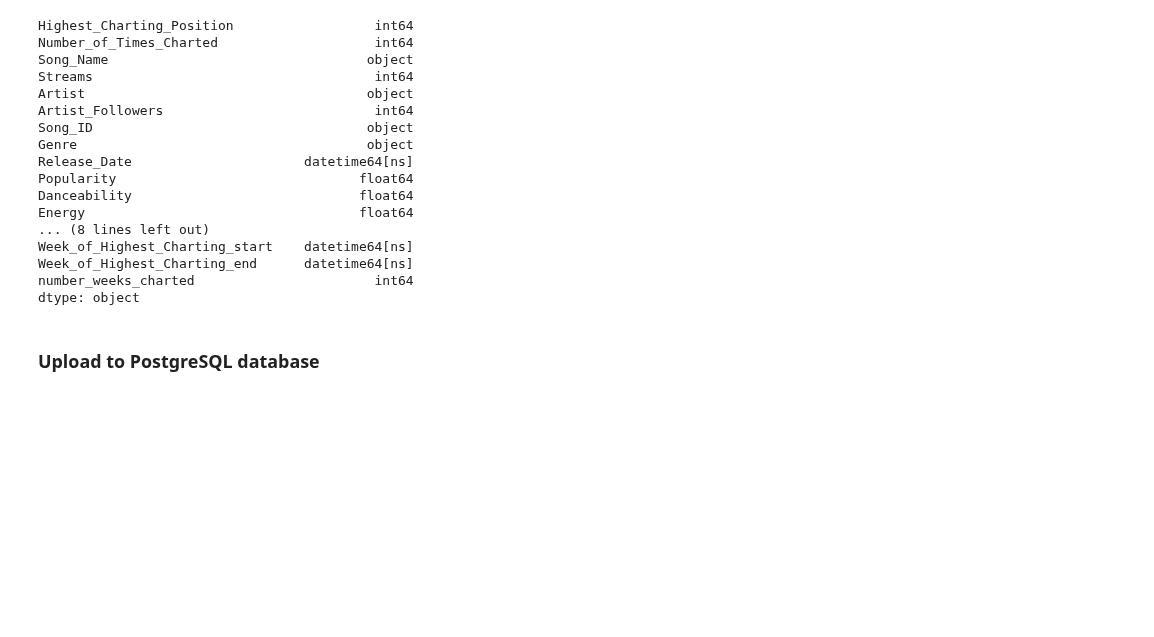
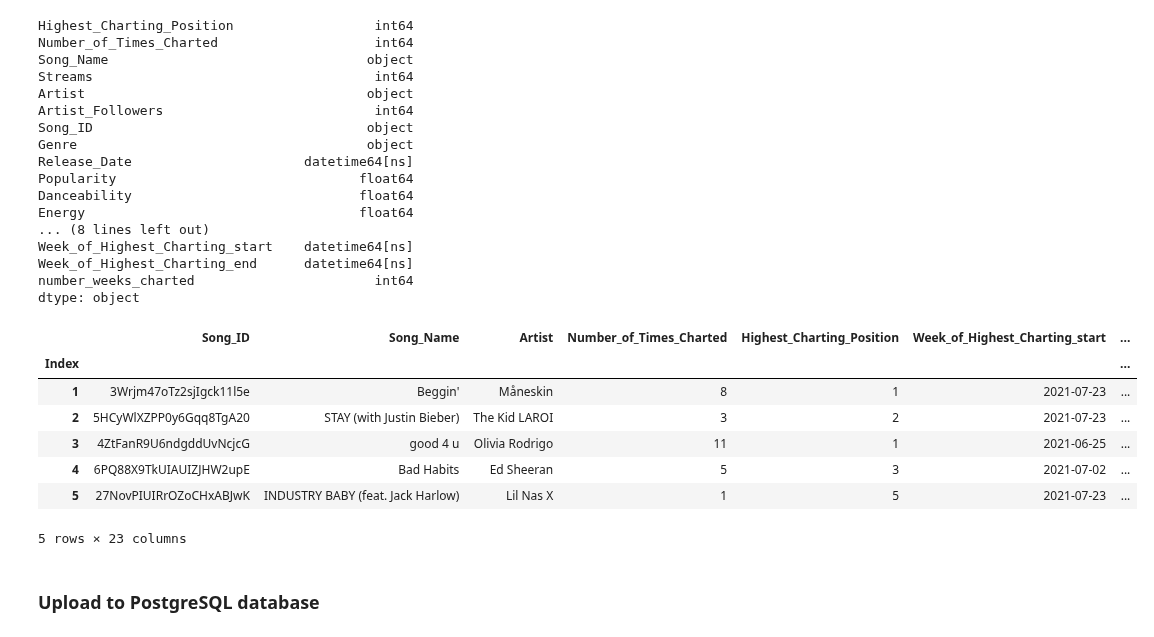
Before and after one commit to aseo67/Top_Songs_Analysis, a Jupyter notebook: TopSongsAnalysis_DataLoading.ipynb, the cells around one changed output. Saved outputs shown, nothing was run; the diff lists cells and outputs as text; code cells hidden in the pictures; blank space fills up the shorter version.

```diff
--- a/TopSongsAnalysis_DataLoading.ipynb
+++ b/TopSongsAnalysis_DataLoading.ipynb
@@ -261,7 +261,3 @@ weeks_charted_df
 | 1555 | 2019-12-27--2020-01-03 | None | None | None | None | None | None | None | None | None | ... | ... |
 | 1556 | 2019-12-27--2020-01-03 | None | None | None | None | None | None | None | None | None | ... | ... |
 1545 rows × 143 columns
-# %%
-# Add 'Song_ID' to weeks_charted_df
-weeks_charted_df['Song_ID'] = song_df['Song_ID']
-weeks_charted_df.head()
@@ -309,6 +296,44 @@ Week_of_Highest_Charting_start    datetime64[ns]
 Week_of_Highest_Charting_end      datetime64[ns]
 number_weeks_charted                       int64
 dtype: object
+# %%
+# Reorder song_df columns
+song_df = song_df[[
+    'Song_ID',
+    'Song_Name',
+    'Artist',
+    'Number_of_Times_Charted',
+    'Highest_Charting_Position',
+    'Week_of_Highest_Charting_start',
+    'Week_of_Highest_Charting_end',
+    'number_weeks_charted',
+    'Streams',
+    'Artist_Followers',
+    'Genre',
+    'Release_Date',
+    'Popularity',
+    'Acousticness',
+    'Danceability',
+    'Energy',
+    'Liveness',
+    'Loudness',
+    'Speechiness',
+    'Valence',
+    'Duration_(ms)',
+    'Tempo',
+    'Chord'
+]]
+song_df = song_df.rename(columns={'Duration_(ms)':'Duration_ms'})
+song_df.head()
+# %% [output]
+|  | Song_ID | Song_Name | Artist | Number_of_Times_Charted | Highest_Charting_Position | Week_of_Highest_Charting_start | ... |
+| Index |  |  |  |  |  |  | ... |
+| 1 | 3Wrjm47oTz2sjIgck11l5e | Beggin' | Måneskin | 8 | 1 | 2021-07-23 | ... |
+| 2 | 5HCyWlXZPP0y6Gqq8TgA20 | STAY (with Justin Bieber) | The Kid LAROI | 3 | 2 | 2021-07-23 | ... |
+| 3 | 4ZtFanR9U6ndgddUvNcjcG | good 4 u | Olivia Rodrigo | 11 | 1 | 2021-06-25 | ... |
+| 4 | 6PQ88X9TkUIAUIZJHW2upE | Bad Habits | Ed Sheeran | 5 | 3 | 2021-07-02 | ... |
+| 5 | 27NovPIUIRrOZoCHxABJwK | INDUSTRY BABY (feat. Jack Harlow) | Lil Nas X | 1 | 5 | 2021-07-23 | ... |
+5 rows × 23 columns
 # %% [markdown]
 ### Upload to PostgreSQL database
 # %%
```
Also changed, not shown: parts of 4 cells of this notebook, 1 other file.
